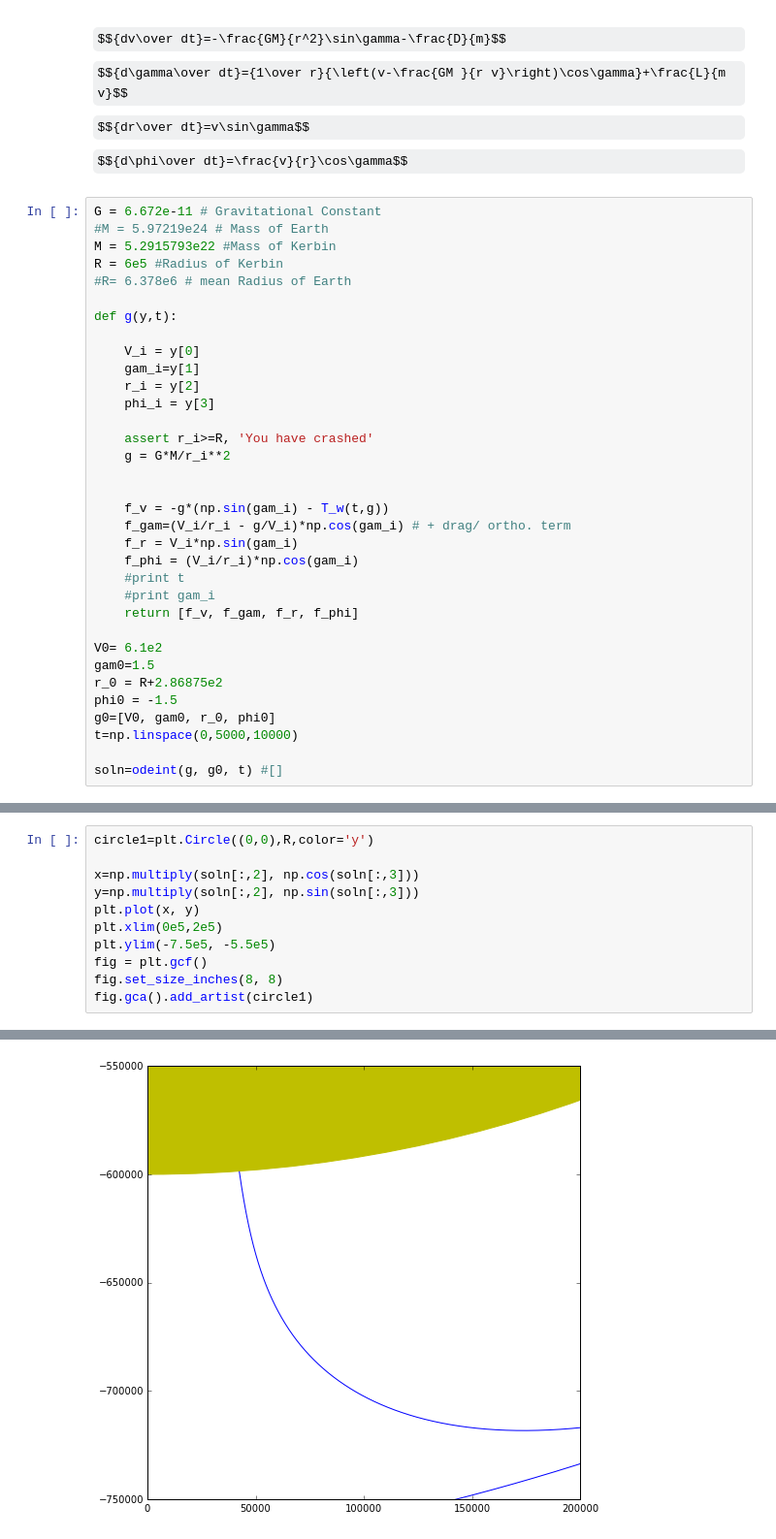
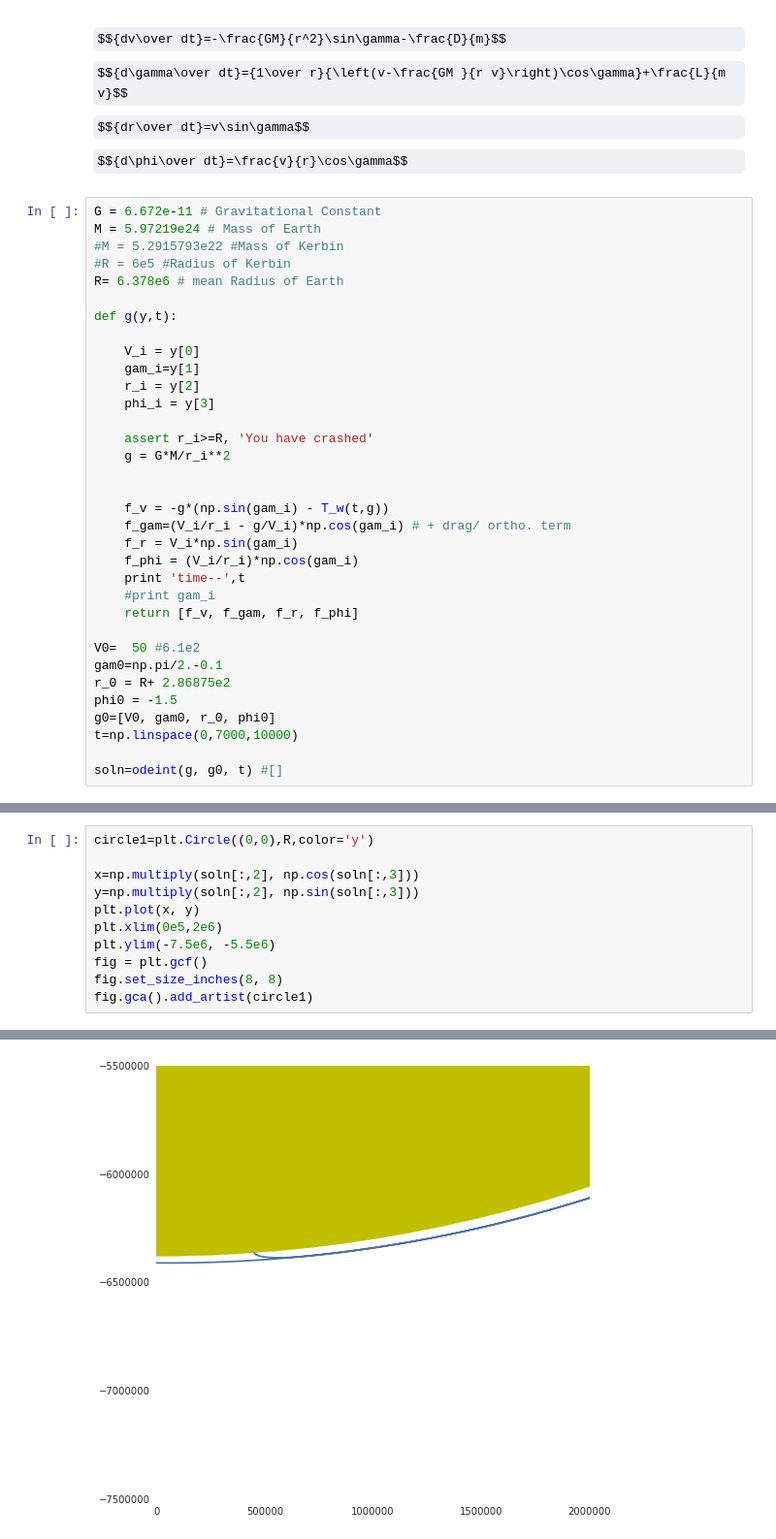
Before and after one commit to rtbs-dev/SkynetOrbital, a Jupyter notebook: Gravity Turn.ipynb, the cells around one changed output, grey strips where cells are left out. Shown at 97% size. Cells and saved outputs as stored; diff of their text form; some formulas as TeX source.

```diff
--- a/Gravity Turn.ipynb
+++ b/Gravity Turn.ipynb
@@ -51,10 +64,10 @@ $${dr\over dt}=v\sin\gamma$$
 $${d\phi\over dt}=\frac{v}{r}\cos\gamma$$
 # %%
 G = 6.672e-11 # Gravitational Constant
-#M = 5.97219e24 # Mass of Earth
-M = 5.2915793e22 #Mass of Kerbin
-R = 6e5 #Radius of Kerbin
-#R= 6.378e6 # mean Radius of Earth
+M = 5.97219e24 # Mass of Earth
+#M = 5.2915793e22 #Mass of Kerbin
+#R = 6e5 #Radius of Kerbin
+R= 6.378e6 # mean Radius of Earth
 
 def g(y,t):
 
@@ -71,15 +84,15 @@ def g(y,t):
     f_gam=(V_i/r_i - g/V_i)*np.cos(gam_i) # + drag/ ortho. term
     f_r = V_i*np.sin(gam_i)
     f_phi = (V_i/r_i)*np.cos(gam_i)
-    #print t
+    print 'time--',t
     #print gam_i
     return [f_v, f_gam, f_r, f_phi]
 
-V0= 6.1e2
-gam0=1.5
-r_0 = R+2.86875e2
+V0=  50 #6.1e2
+gam0=np.pi/2.-0.1
+r_0 = R+ 2.86875e2
 phi0 = -1.5
 g0=[V0, gam0, r_0, phi0]
-t=np.linspace(0,5000,10000)
+t=np.linspace(0,7000,10000)
 
 soln=odeint(g, g0, t) #[]
@@ -109,14 +141,14 @@ array([ 600286.875     ,  600590.94685672,  600894.63053688, ...,
 # %%
 circle1=plt.Circle((0,0),R,color='y')
 
 x=np.multiply(soln[:,2], np.cos(soln[:,3]))
 y=np.multiply(soln[:,2], np.sin(soln[:,3]))
 plt.plot(x, y)
-plt.xlim(0e5,2e5)
-plt.ylim(-7.5e5, -5.5e5)
+plt.xlim(0e5,2e6)
+plt.ylim(-7.5e6, -5.5e6)
 fig = plt.gcf()
 fig.set_size_inches(8, 8)
 fig.gca().add_artist(circle1)
 # %% [output]
 <matplotlib.patches.Circle at 0x...>
-[figure, old version]
+[figure, new version]
```
Also changed, not shown: parts of 7 cells of this notebook, 2 other files.
